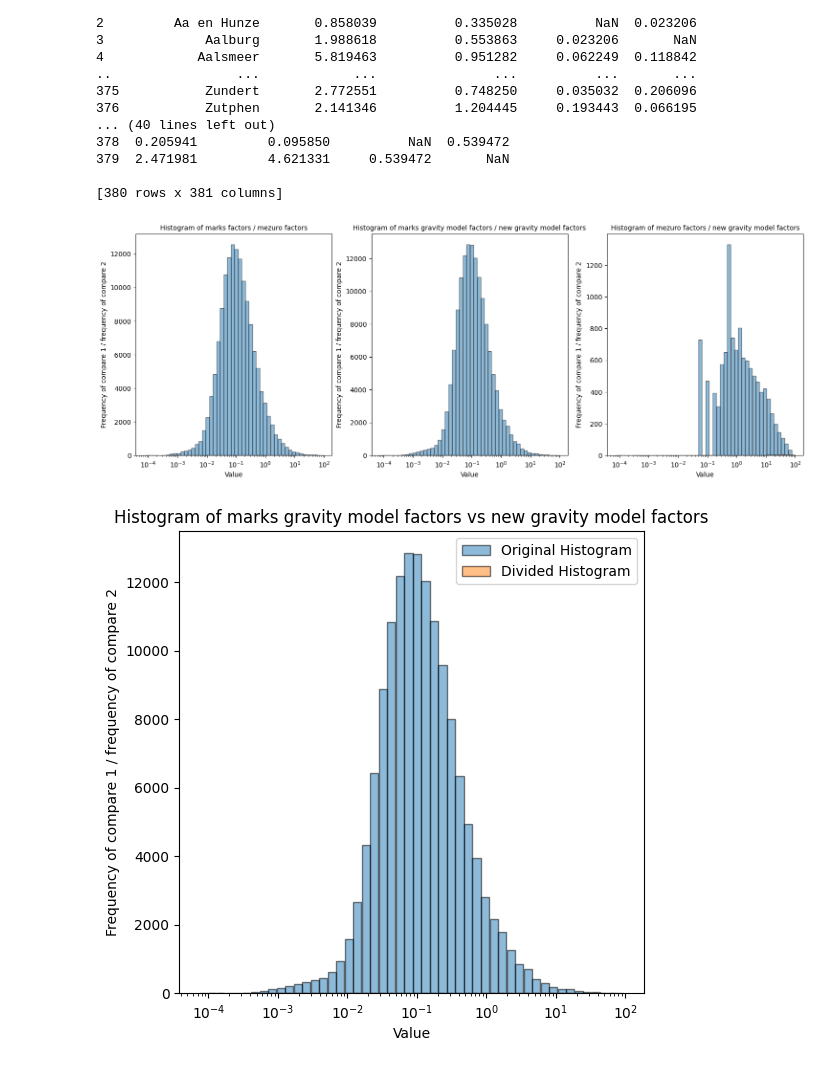
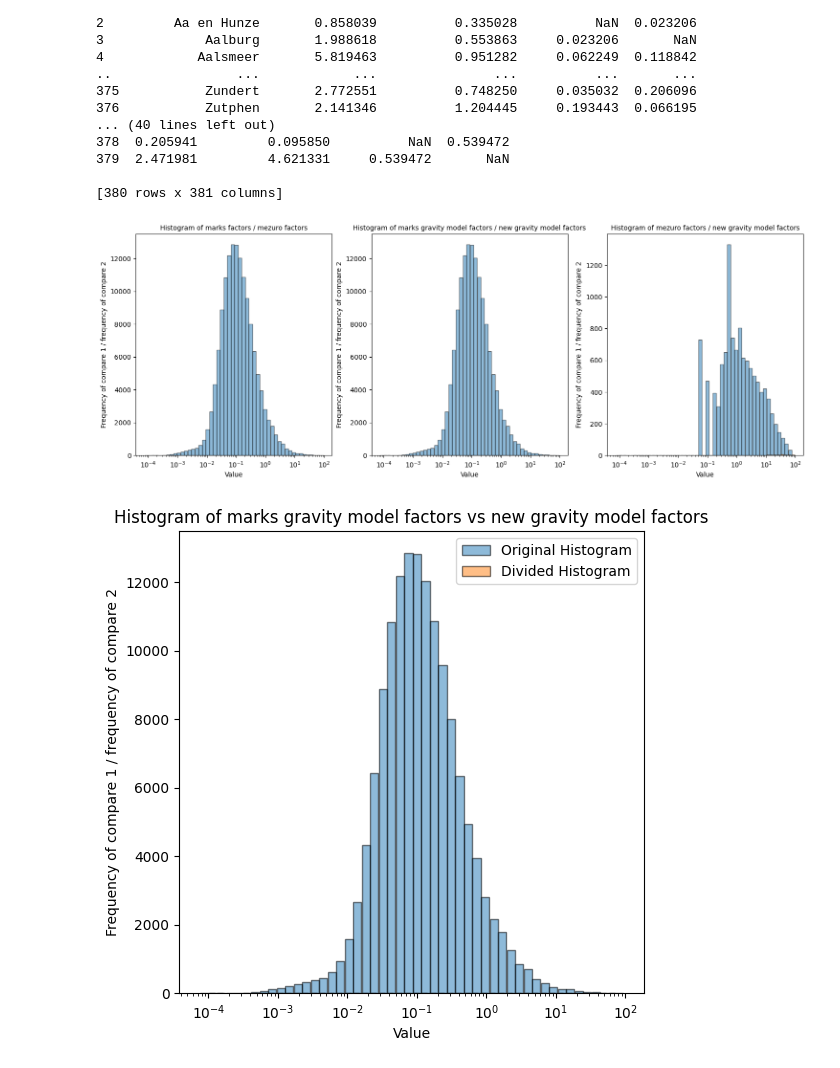
Before and after one commit to larsdekwant/covid-gravity-model, a Jupyter notebook: Analysis/Mobility_comparison.ipynb, the cells around one changed output. Drawn from its saved outputs; the diff is of its cells as text; code cells hidden in the pictures.

Commit message:
Confirmed that mark data produces marks figure. need to still check the method, with 2019 population data.

```diff
--- a/Analysis/Mobility_comparison.ipynb
+++ b/Analysis/Mobility_comparison.ipynb
@@ -6,14 +6,11 @@ import pandas as pd
 mez_freq = np.load("../Data/MobMat_freq_mezuro.npy")
 mez_inc = np.load("../Data/MobMat_inc_mezuro.npy")
 df = pd.read_csv("../Data/Mob_grav_freq.csv")
-grav_freq = pd.read_csv("../Data/Mob_grav_freq.csv").drop("Unnamed: 0",axis=1).to_numpy()
-grav_inc = pd.read_csv("../Data/Mob_grav_inc.csv").drop("Unnamed: 0",axis=1).to_numpy()
-# grav 2!
+grav_freq = pd.read_csv("../Data/old_grav/Mob_grav_freq.csv").drop("Unnamed: 0",axis=1).to_numpy()
+grav_inc = pd.read_csv("../Data/old_grav/Mob_grav_inc.csv").drop("Unnamed: 0",axis=1).to_numpy()
+# grav 2 = the new grav data, to be compared with the original grav data we got from mark.
 grav2_freq = pd.read_csv("../Data/General/Mob_grav_freq.csv").drop("Unnamed: 0",axis=1).to_numpy()
 grav2_inc = pd.read_csv("../Data/General/Mob_grav_inc.csv").drop("Unnamed: 0",axis=1).to_numpy()
 
-grav_freq_markgrens_old_nld = pd.read_csv("../Data/General/Mob_grav_freq_markgrens_nieuwnld.csv").drop("Unnamed: 0",axis=1).to_numpy()
-grav_inc_markgrens_old_nld = pd.read_csv("../Data/General/Mob_grav_inc_markgrens_nieuwnld.csv").drop("Unnamed: 0",axis=1).to_numpy()
-
-grav_freq_markgrens_new_nld = pd.read_csv("../Data/General/Mob_grav_freq_markgrens_oldnld.csv").drop("Unnamed: 0",axis=1).to_numpy()
-grav_inc_markgrens_new_nld = pd.read_csv("../Data/General/Mob_grav_inc_markgrens_oldnld.csv").drop("Unnamed: 0",axis=1).to_numpy()
+grav_freq_markgrens = pd.read_csv("../Data/General/Mob_grav_freq_markgrens_oldnld.csv").drop("Unnamed: 0",axis=1).to_numpy()
+grav_inc_markgrens = pd.read_csv("../Data/General/Mob_grav_inc_markgrens_oldnld.csv").drop("Unnamed: 0",axis=1).to_numpy()
@@ -46,8 +64,8 @@ compare22 = grav_freq_markgrens_old_nld.flatten()
 compare11 = compare11[np.isfinite(compare11)]
 compare22 = compare22[np.isfinite(compare22)]
 # %%
-compare1 = grav_freq_markgrens_new_nld.flatten()
-compare2 = grav_freq_markgrens_old_nld.flatten()
+compare1 = grav_freq.flatten()
+compare2 = grav_freq_markgrens.flatten()
 compare1 = compare1[np.isfinite(compare1)]
 compare2 = compare2[np.isfinite(compare2)]
 
@@ -105,34 +123,34 @@ ax[1].set_xscale("log")
 
 
 
 compare1 = mez_freq.flatten()
 compare2 = grav2_freq.flatten()
 compare1 = compare1[np.isfinite(compare1)]
 compare2 = compare2[np.isfinite(compare2)]
 
 bins = np.logspace(-4, 2)
 hist1, bin_edges = np.histogram(compare1, bins=bins)
 hist2, _ = np.histogram(compare2, bins=bins)
 
 # Divide the values in the bins of hist1 by the values in hist2
 hist_divided = hist1 / hist2
 
 # Plot the original histogram
 width = np.diff(bin_edges) * 0.72  # Reduce width to avoid overlap
 
 # Plot hist1 with some offset to the left
 ax[2].bar(bin_edges[:-1] - width/2, hist1, width=width, edgecolor='black', alpha=0.5, label='Original Histogram')
 
 # Plot hist_divided with some offset to the right
 ax[2].bar(bin_edges[:-1] + width/2, hist_divided, width=width, edgecolor='black', alpha=0.5, label='Divided Histogram')
 
 ax[2].set_xlabel('Value')
 ax[2].set_ylabel('Frequency of compare 1 / frequency of compare 2')
 ax[2].set_title('Histogram of mezuro factors / new gravity model factors', fontsize=10)
 ax[2].set_xscale("log")
 plt.show()
 # %% [output]
-[figure, old version]
+[figure, new version]
 # %%
 compare1 = grav_freq.flatten()
 compare2 = grav2_freq.flatten()
```
Also changed, not shown: parts of 4 cells of this notebook, 4 other files.
